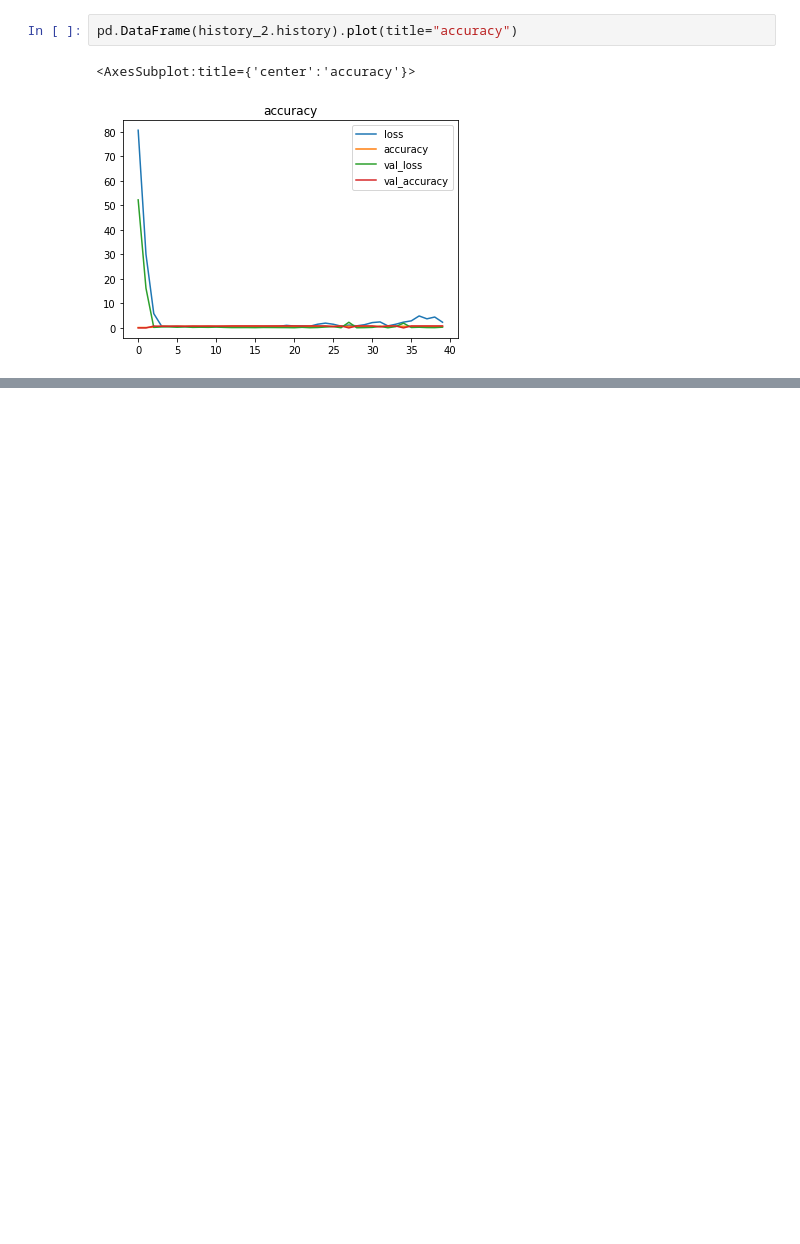
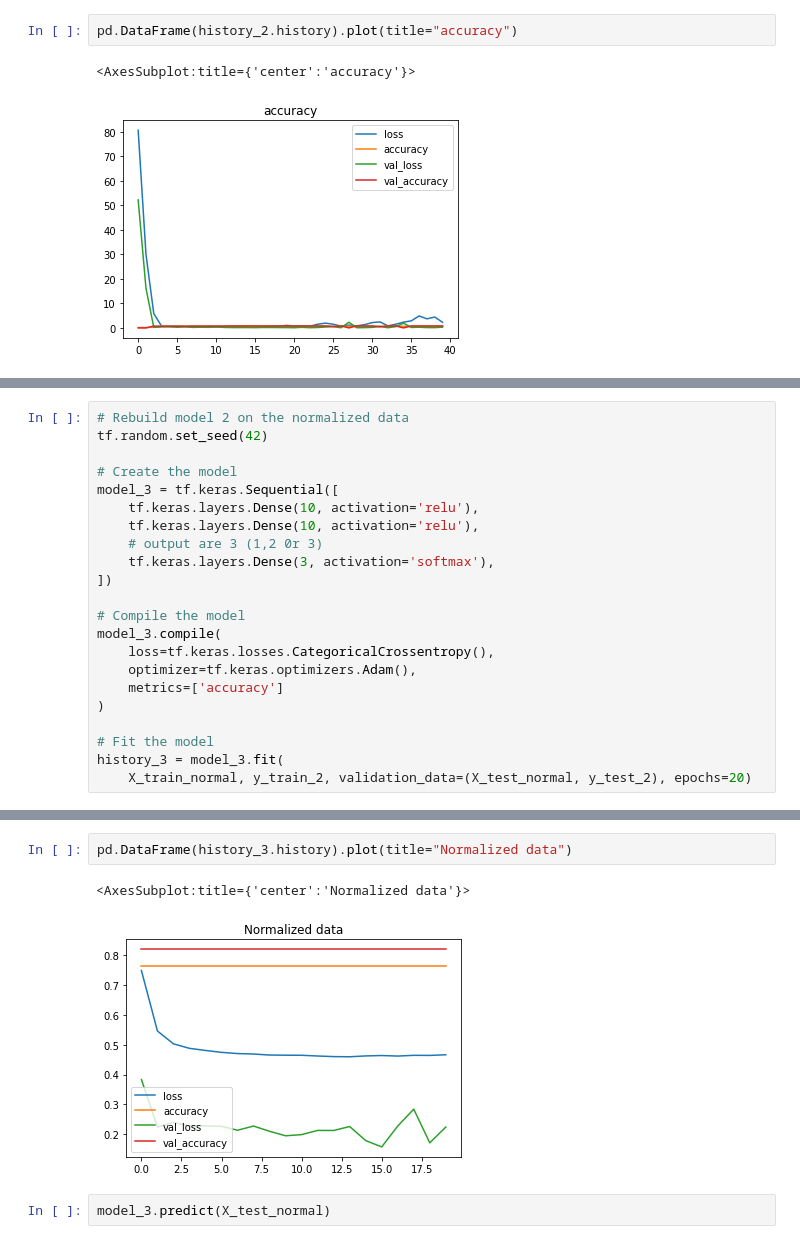
Before and after one commit to steve-mir/fatal_health, a Jupyter notebook: fatal_health.ipynb, the cells around one changed output, grey strips where cells are left out. Drawn from its saved outputs; the diff is of its cells as text; blank space fills up the shorter version.

Commit message:
Normalized the distribution

```diff
--- a/fatal_health.ipynb
+++ b/fatal_health.ipynb
@@ -156,0 +215,22 @@ pd.DataFrame(history_2.history).plot(title="accuracy")
+# %%
+# Rebuild model 2 on the normalized data
+tf.random.set_seed(42)
+
+# Create the model
+model_3 = tf.keras.Sequential([
+    tf.keras.layers.Dense(10, activation='relu'),
+    tf.keras.layers.Dense(10, activation='relu'),
+    # output are 3 (1,2 0r 3)
+    tf.keras.layers.Dense(3, activation='softmax'),
+])
+
+# Compile the model
+model_3.compile(
+    loss=tf.keras.losses.CategoricalCrossentropy(),
+    optimizer=tf.keras.optimizers.Adam(),
+    metrics=['accuracy']
+)
+
+# Fit the model
+history_3 = model_3.fit(
+    X_train_normal, y_train_2, validation_data=(X_test_normal, y_test_2), epochs=20)
@@ -156,0 +255,7 @@ pd.DataFrame(history_2.history).plot(title="accuracy")
+# %%
+pd.DataFrame(history_3.history).plot(title="Normalized data")
+# %% [output]
+<AxesSubplot:title={'center':'Normalized data'}>
+[figure, added]
+# %%
+model_3.predict(X_test_normal)
```
Also changed, not shown: parts of 5 cells of this notebook.
